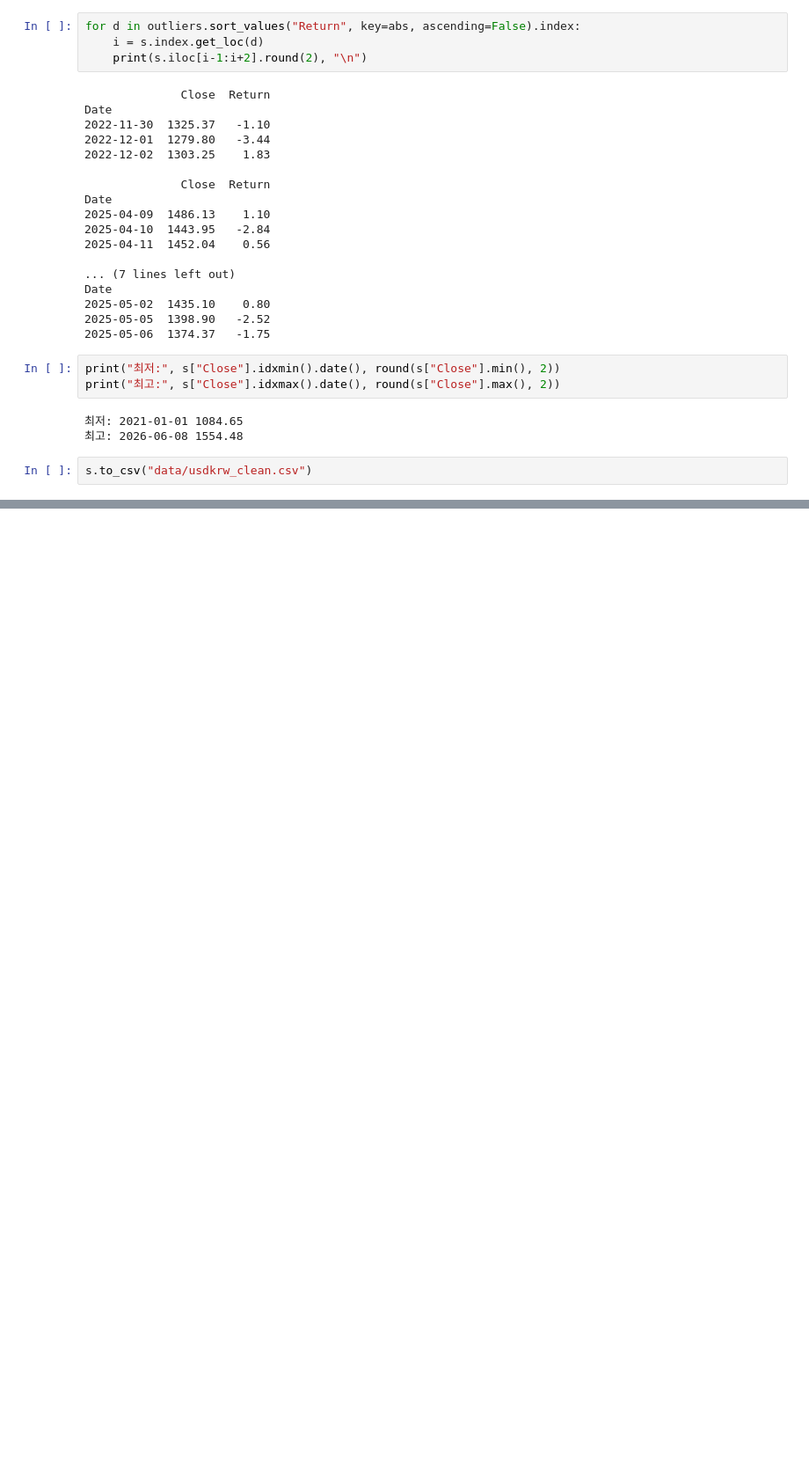
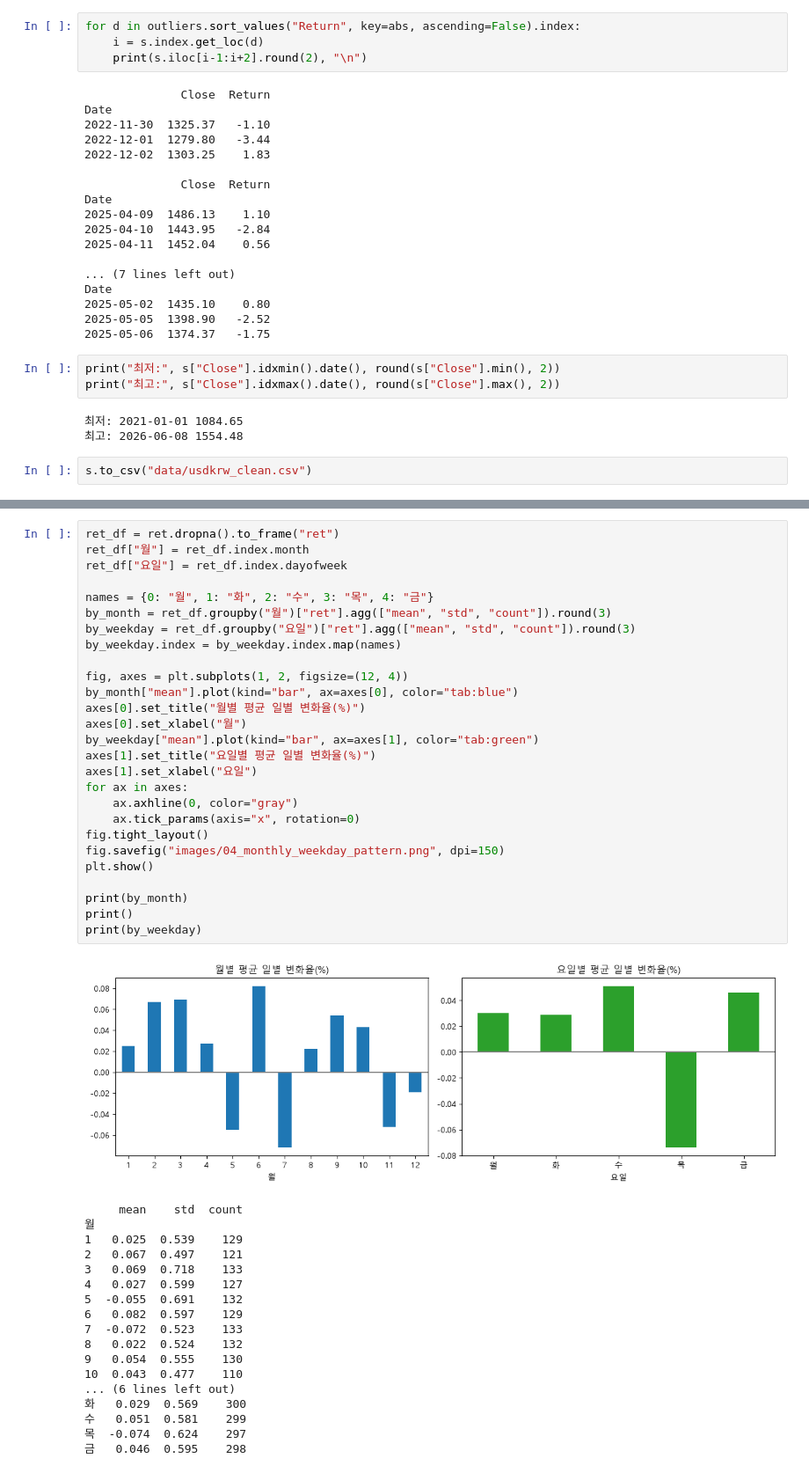
Before and after one commit to N-andyradio/usdkrw-exchange-rate-analysis, a Jupyter notebook: analysis.ipynb, the cells around one changed output, grey strips where cells are left out. Shown at 88% size. Drawn from its saved outputs; the diff is of its cells as text; blank space fills up the shorter version.

```diff
--- a/analysis.ipynb
+++ b/analysis.ipynb
@@ -138,0 +241,46 @@ s.to_csv("data/usdkrw_clean.csv")
+# %%
+ret_df = ret.dropna().to_frame("ret")
+ret_df["월"] = ret_df.index.month
+ret_df["요일"] = ret_df.index.dayofweek
+
+names = {0: "월", 1: "화", 2: "수", 3: "목", 4: "금"}
+by_month = ret_df.groupby("월")["ret"].agg(["mean", "std", "count"]).round(3)
+by_weekday = ret_df.groupby("요일")["ret"].agg(["mean", "std", "count"]).round(3)
+by_weekday.index = by_weekday.index.map(names)
+
+fig, axes = plt.subplots(1, 2, figsize=(12, 4))
+by_month["mean"].plot(kind="bar", ax=axes[0], color="tab:blue")
+axes[0].set_title("월별 평균 일별 변화율(%)")
+axes[0].set_xlabel("월")
+by_weekday["mean"].plot(kind="bar", ax=axes[1], color="tab:green")
+axes[1].set_title("요일별 평균 일별 변화율(%)")
+axes[1].set_xlabel("요일")
+for ax in axes:
+    ax.axhline(0, color="gray")
+    ax.tick_params(axis="x", rotation=0)
+fig.tight_layout()
+fig.savefig("images/04_monthly_weekday_pattern.png", dpi=150)
+plt.show()
+
+print(by_month)
+print()
+print(by_weekday)
+# %% [output]
+[figure, added]
+     mean    std  count
+월
+1   0.025  0.539    129
+2   0.067  0.497    121
+3   0.069  0.718    133
+4   0.027  0.599    127
+5  -0.055  0.691    132
+6   0.082  0.597    129
+7  -0.072  0.523    133
+8   0.022  0.524    132
+9   0.054  0.555    130
+10  0.043  0.477    110
+... (6 lines left out)
+화   0.029  0.569    300
+수   0.051  0.581    299
+목  -0.074  0.624    297
+금   0.046  0.595    298
```
Also changed, not shown: parts of 4 cells of this notebook, 2 other files.
